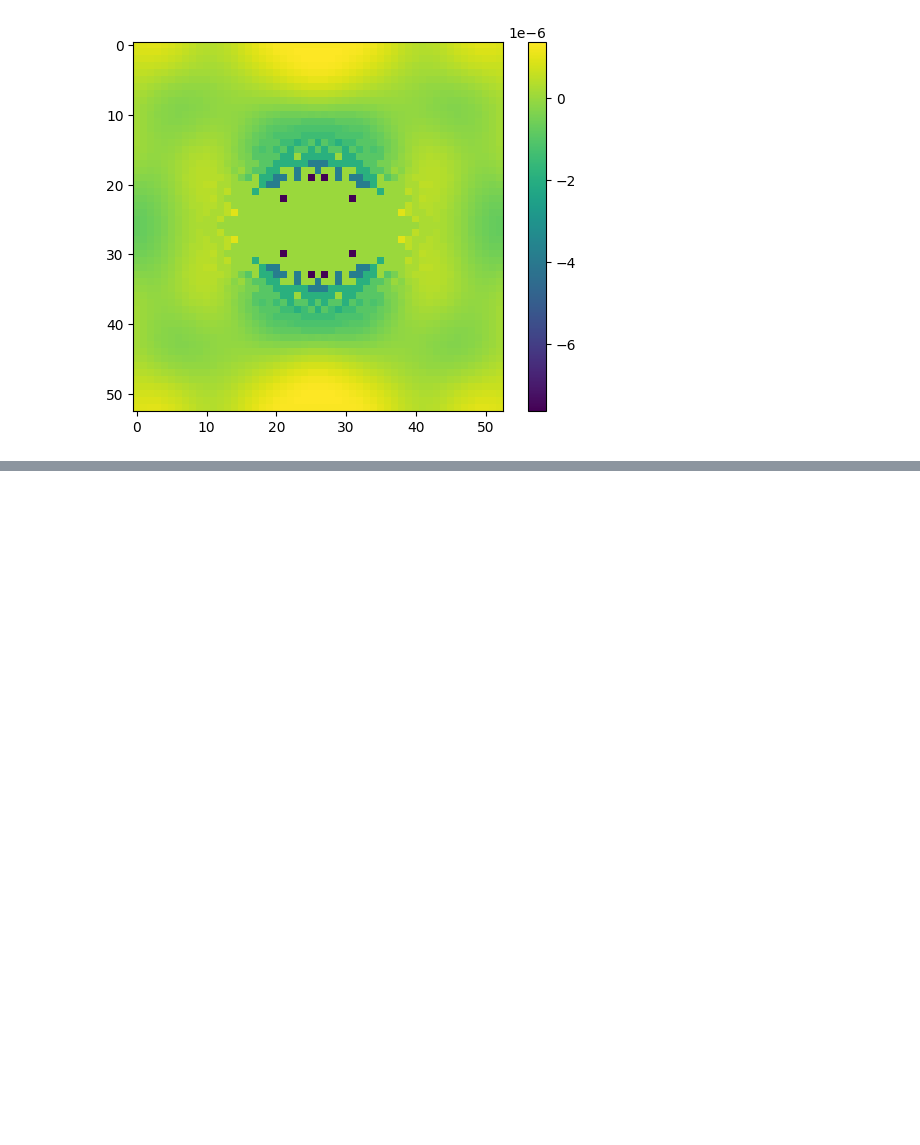
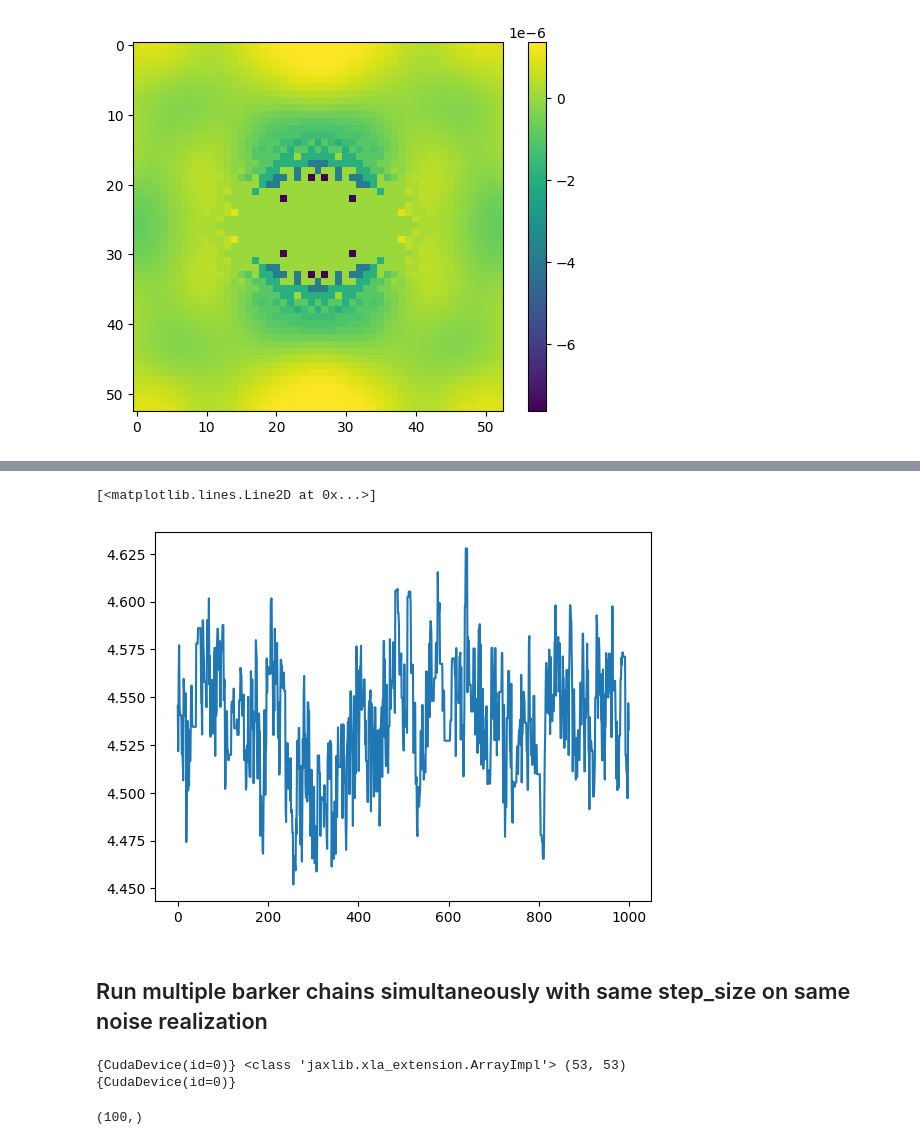
Before and after one commit to LSSTDESC/BPD, a Jupyter notebook: notebooks/blackjax-chains-v2.ipynb, the cells around one changed output, grey strips where cells are left out. Cells and saved outputs as stored; diff of their text form; code cells hidden in the pictures; blank space fills up the shorter version.

```diff
--- a/notebooks/blackjax-chains-v2.ipynb
+++ b/notebooks/blackjax-chains-v2.ipynb
@@ -405,15 +283,0 @@ run_one_chain = partial(_run_one_chain_timing, logdensity_fn=logdensity_fn, n_wa
-# %%
-# run 10 chains
-samples = []
-warmup_times = []
-run_times = []
-
-data = add_noise(_draw_gal(), BACKGROUND, n=1)[0][0]
-data_gpu = jax.device_put(data, device=GPU)
-for ii in tqdm(range(10)):
-    rng_key = jax.device_put(jax.random.key(ii), device=GPU)
-    s, wt, rt = run_one_chain(rng_key, data_gpu)
-
-    samples.append(s)
-    warmup_times.append(wt)
-    run_times.append(rt)
@@ -518,3 +283,0 @@ Wall time: 12.3 s
-# %%
-samples = states.position
-samples['f'].shape
@@ -611,16 +283,0 @@ run_multiple_chains = jax.vmap(run_one_chain)
-# %%
-# timing of running multilpe chains as function of chains
-all_samples = []
-times = []
-for n_chains in (1, 3, 5, 10, 20, 40):
-    print('n_chains:', n_chains)
-    data, _ = add_noise(_draw_gal(), BACKGROUND, n=n_chains)
-    data_gpu = jax.device_put(data, device=GPU)
-    rng_key = jax.device_put(jax.random.key(n_chains), device=GPU)
-    keys = jax.random.split(rng_key, n_chains)
-    t1 = time.time()
-    samples = run_multiple_chains(keys, data_gpu)
-    _ = samples['f'].block_until_ready()
-    t2 = time.time()
-    times.append(t2 - t1)
-    all_samples.append(samples)
@@ -707,0 +284,7 @@ Wall time: 50.7 s
+# %%
+plt.plot(samples['f'])
+# %% [output]
+[<matplotlib.lines.Line2D at 0x...>]
+[figure, added]
+# %% [markdown]
+## Run multiple barker chains simultaneously with same step_size on same noise realization
@@ -707,0 +295,16 @@ Wall time: 50.7 s
+# %%
+#data
+SEED = 42
+data = add_noise(_draw_gal(), BACKGROUND,
+                 rng=np.random.default_rng(SEED),
+                 n=1)[0]
+data_gpu = jax.device_put(data, device=GPU)
+print(data_gpu.devices(), type(data_gpu), data_gpu.shape)
+
+#key
+rng_key = jax.random.key(SEED)
+rng_key = jax.device_put(rng_key, device=GPU)
+print(rng_key.devices())
+# %% [output]
+{CudaDevice(id=0)} <class 'jaxlib.xla_extension.ArrayImpl'> (53, 53)
+{CudaDevice(id=0)}
@@ -707,0 +314,5 @@ Wall time: 50.7 s
+# %%
+init_positions = {p:q*jnp.ones((N_CHAINS,)) for p,q in TRUE_PARAMS_GPU.items()}
+init_positions['f'].shape
+# %% [output]
+(100,)
```
Also changed, not shown: parts of 131 cells of this notebook.
